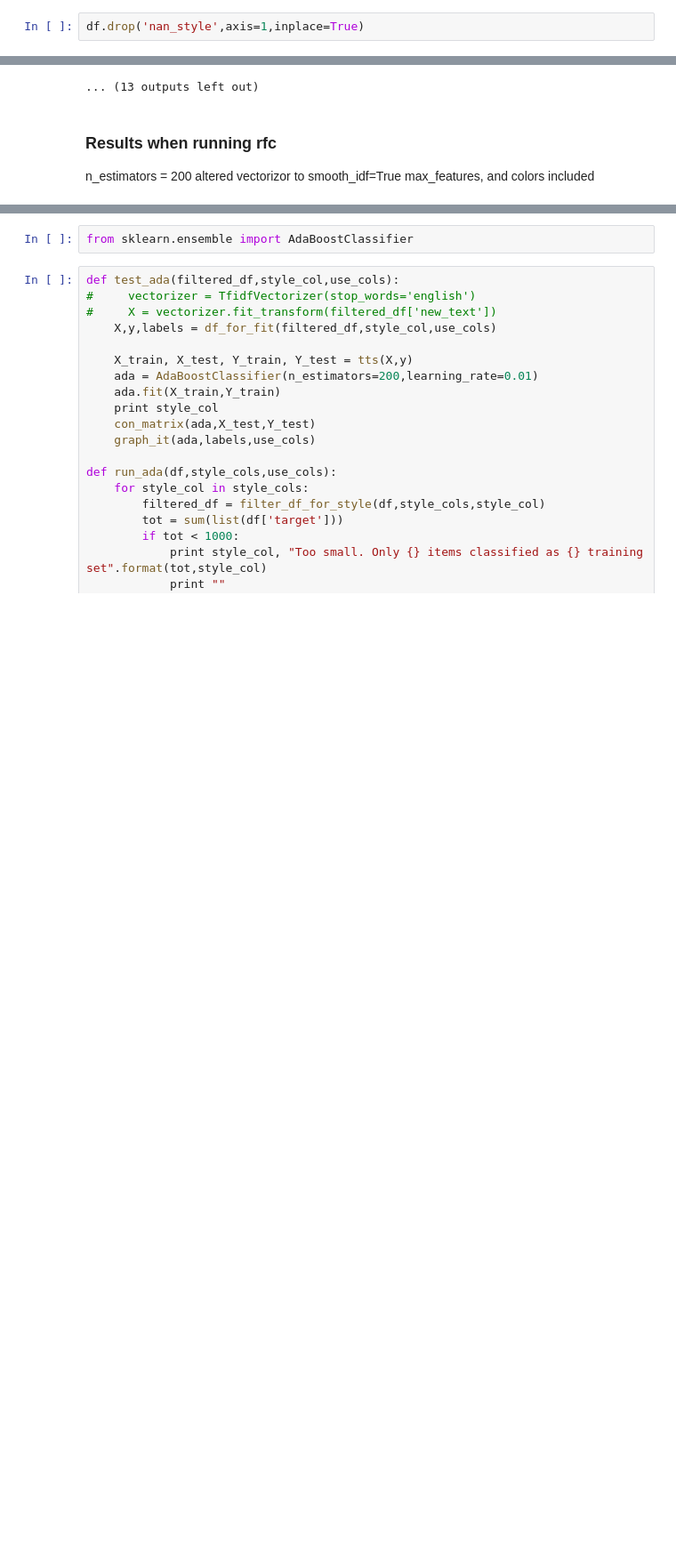
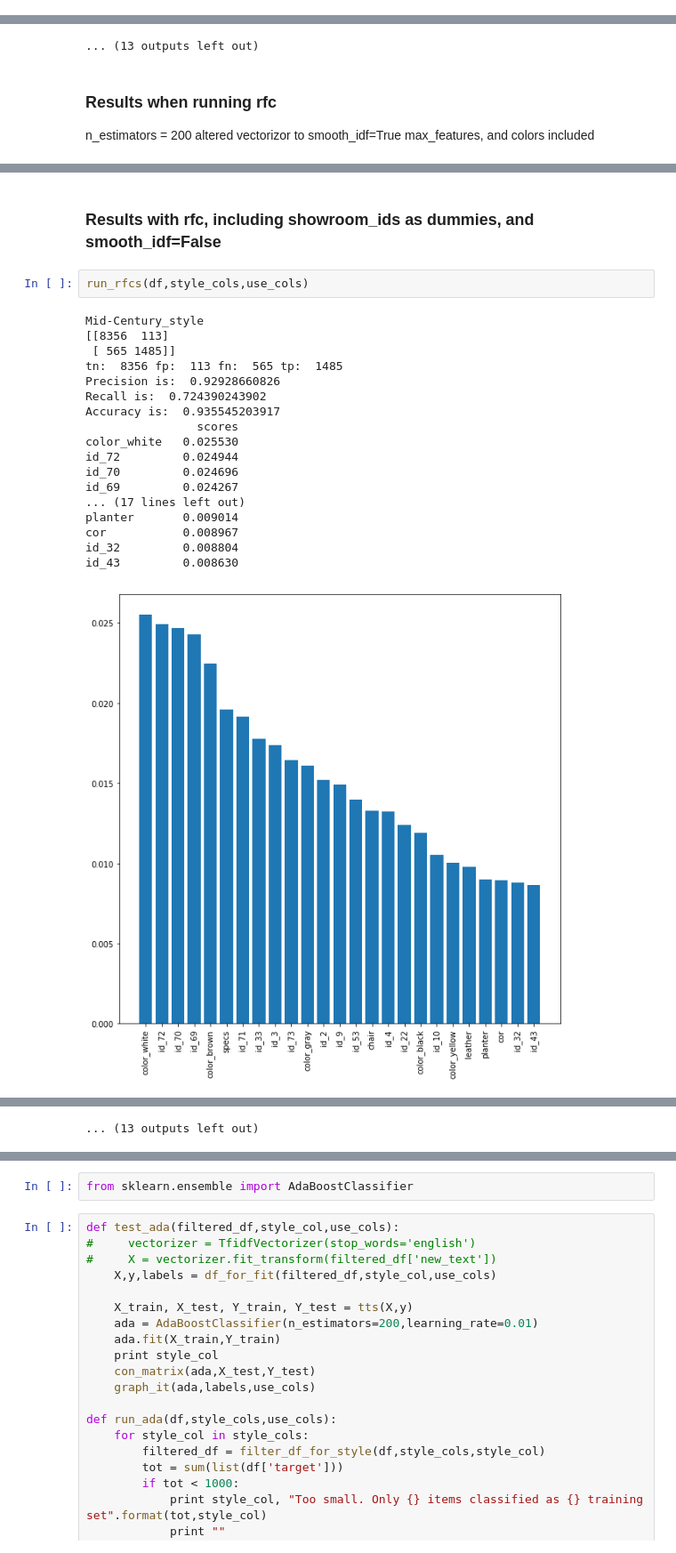
Before and after one commit to brentagoldberg/designerinc, a Jupyter notebook: model/Style Category Classifier.ipynb, the cells around one changed output, grey strips where cells are left out. Shown at 89% size. Drawn from its saved outputs; the diff is of its cells as text; blank space fills up the shorter version.

```diff
--- a/model/Style Category Classifier.ipynb
+++ b/model/Style Category Classifier.ipynb
@@ -393,4 +309,2 @@ list(df.columns)
  'Transitional_style',
  'Coastal_style']
-# %%
-df.drop('nan_style',axis=1,inplace=True)
@@ -769,0 +751,23 @@ max_features, and colors included
+# %% [markdown]
+### Results with rfc, including showroom_ids as dummies, and smooth_idf=False
+# %%
+run_rfcs(df,style_cols,use_cols)
+# %% [output]
+Mid-Century_style
+[[8356  113]
+ [ 565 1485]]
+tn:  8356 fp:  113 fn:  565 tp:  1485
+Precision is:  0.92928660826
+Recall is:  0.724390243902
+Accuracy is:  0.935545203917
+                scores
+color_white   0.025530
+id_72         0.024944
+id_70         0.024696
+id_69         0.024267
+... (17 lines left out)
+planter       0.009014
+cor           0.008967
+id_32         0.008804
+id_43         0.008630
+[figure, added]
@@ -770,3 +864,4 @@ max_features, and colors included
+... (13 outputs left out)
 # %%
 run_rfcs(df,style_cols,use_cols)
 # %% [output]
```
Also changed, not shown: parts of 27 cells of this notebook, 4 other files.
